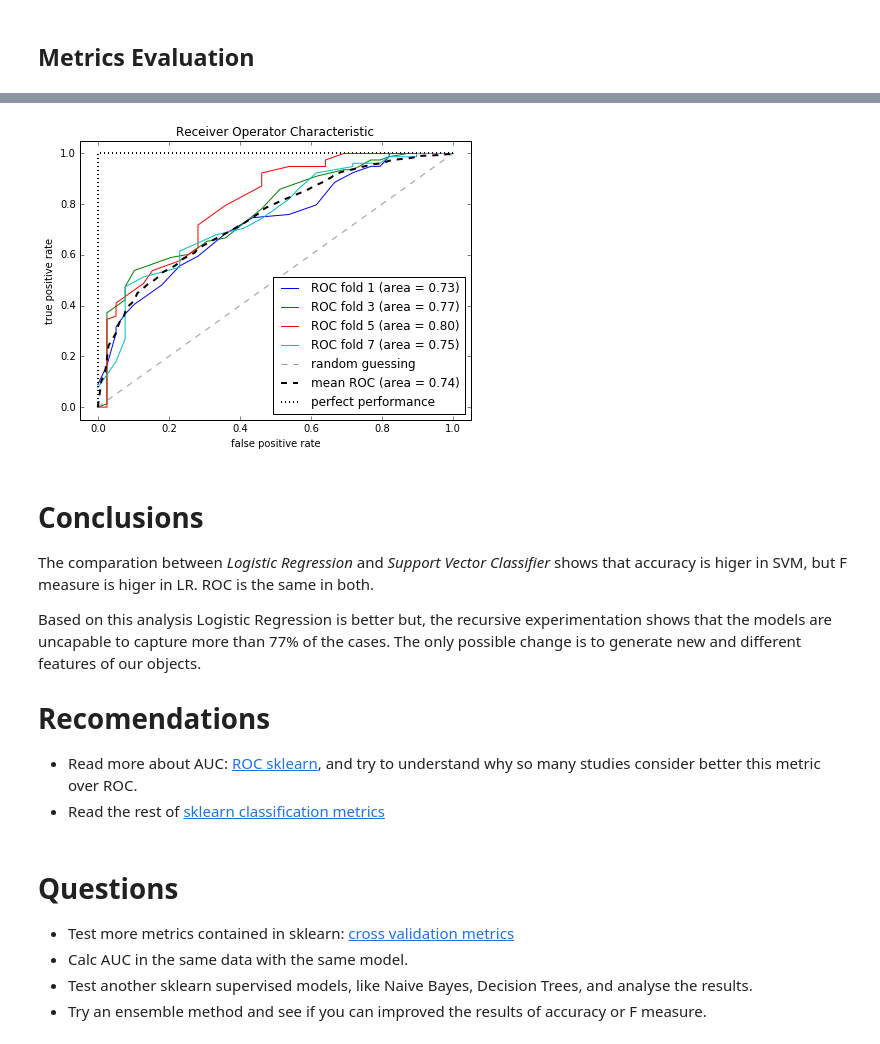
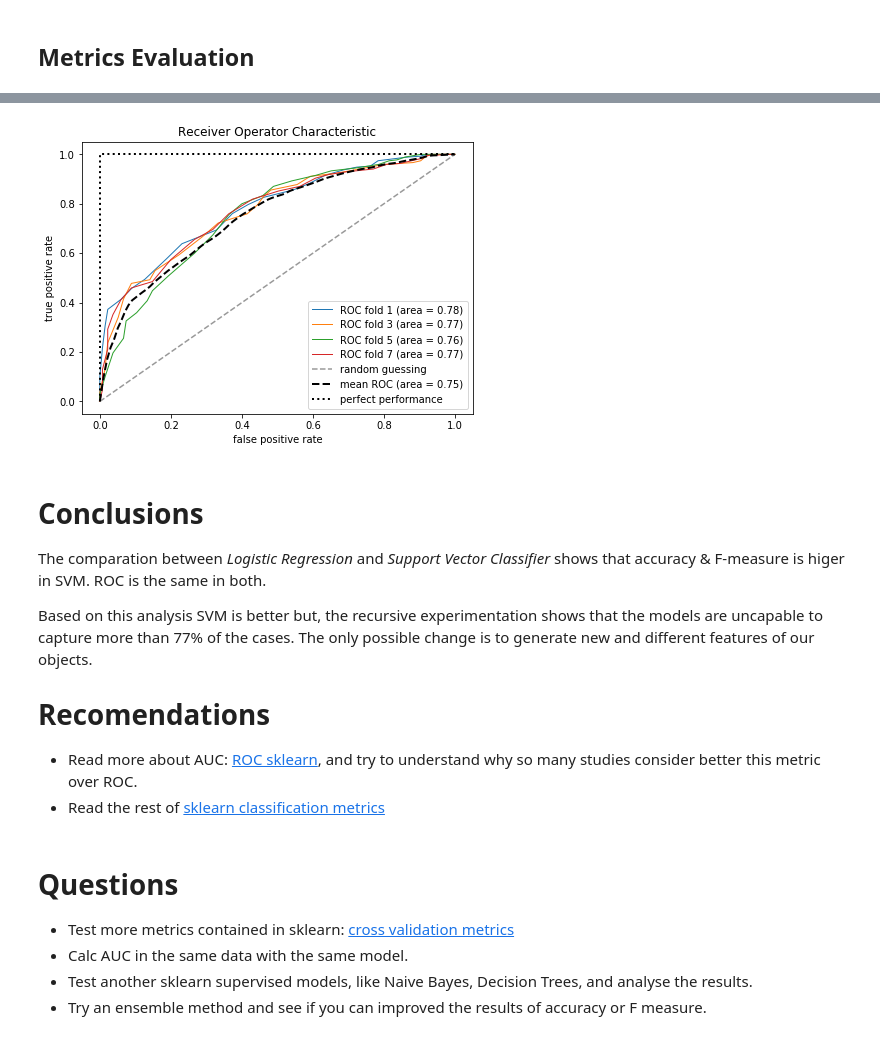
Before and after one commit to sorice/2017paraphrasebsent, a Jupyter notebook: 04.1-Classification.ipynb, the cells around one changed output, grey strips where cells are left out. Cells and saved outputs as stored; diff of their text form; code cells hidden in the pictures.

```diff
--- a/04.1-Classification.ipynb
+++ b/04.1-Classification.ipynb
@@ -22,9 +78,5 @@ x,y = msrpc.data, msrpc.target
 # %%
-#Dealing with missing data
-from sklearn.preprocessing import Imputer
-imr = Imputer(missing_values='NaN', strategy='mean', axis=0)
-imr = imr.fit(x)
-x = imr.transform(x)
+x = df
 
 #Scaling
 from sklearn.preprocessing import scale
@@ -33,7 +85,7 @@ Xs = scale(x,with_mean=True,with_std=True,axis=0)
 #Multivariate data outliers handling not implemented yet.
 
 #Partitioning data into test and train subsets
-from sklearn.cross_validation import train_test_split
+from sklearn.model_selection import train_test_split
 X_train, X_test, y_train, y_test = train_test_split(Xs, y, test_size=0.3, random_state=4)
 
 #Stratified Kfold not implemented yet.
@@ -44,7 +98,7 @@ X_train, X_test, y_train, y_test = train_test_split(Xs, y, test_size=0.3, random
 from sklearn.linear_model import LogisticRegression
 
 # instantiate the model (using the default parameters)
-logreg = LogisticRegression()
+logreg = LogisticRegression(max_iter=200, n_jobs=4, multi_class='ovr')
 
 #New data after Feature Selection
 #Xs_train, ys_train, Xs_test, ys_test = get_train_test(x_n,Y)
@@ -80,16 +134,15 @@ metrics.roc_curve(y_test, y_pred)
  array([2, 1, 0]))
 # %%
-from sklearn.cross_validation import StratifiedKFold
+from sklearn.model_selection import StratifiedKFold
 import numpy as np
 from sklearn.pipeline import Pipeline
 from sklearn.preprocessing import StandardScaler
 from sklearn.decomposition import PCA
 from sklearn.metrics import roc_curve, auc
-from scipy import interp
 
 X_train2 = X_train#[:, [4, 14]] #Modified this to have feature selection
 
-cv = StratifiedKFold(y_train, n_folds=10, random_state=1)
+skfolds = StratifiedKFold(n_splits=10)
 
 fig = plt.figure(figsize=(7, 5))
 mean_tpr = 0.0
@@ -98,19 +151,19 @@ all_tpr = []
 
 pipe_lr = Pipeline([('scl', StandardScaler()),
                     ('pca', PCA(n_components=2)),
-                    ('clf', LogisticRegression(random_state=1))])
+                    ('clf', LogisticRegression(random_state=1, max_iter=200, n_jobs=4, multi_class='ovr'))])
 
-for i, (train, test) in enumerate(cv):
+for i, (train, test) in enumerate(skfolds.split(X_train2,y_train)):
     probas = pipe_lr.fit(X_train2[train],y_train[train]).predict_proba(X_train2[test])
     fpr, tpr, thresholds = roc_curve(y_train[test],probas[:, 1],pos_label=1)
-    mean_tpr += interp(mean_fpr, fpr, tpr)
+    mean_tpr += np.interp(mean_fpr, fpr, tpr)
     mean_tpr[0] = 0.0
     roc_auc = auc(fpr, tpr)
     if i in [0,2,4,6]:
         plt.plot(fpr, tpr, lw=1, label='ROC fold %d (area = %0.2f)' % (i+1, roc_auc))
 
 plt.plot([0, 1], [0, 1], linestyle='--', color=(0.6, 0.6, 0.6), label='random guessing')
-mean_tpr /= len(cv)
+mean_tpr /= 10
 mean_tpr[-1] = 1.0
 mean_auc = auc(mean_fpr, mean_tpr)
 
@@ -159,17 +212,17 @@ pipe_lr = Pipeline([('scl', StandardScaler()),
                     ('pca', PCA(n_components=2)),
                     ('clf', SVC(kernel='linear', probability=True))])
 
-for i, (train, test) in enumerate(cv):
+for i, (train, test) in enumerate(skfolds.split(X_train2,y_train)):
     probas = pipe_lr.fit(X_train2[train],y_train[train]).predict_proba(X_train2[test])
     fpr, tpr, thresholds = roc_curve(y_train[test],probas[:, 1],pos_label=1)
-    mean_tpr += interp(mean_fpr, fpr, tpr)
+    mean_tpr += np.interp(mean_fpr, fpr, tpr)
     mean_tpr[0] = 0.0
     roc_auc = auc(fpr, tpr)
     if i in [0,2,4,6]:
         plt.plot(fpr, tpr, lw=1, label='ROC fold %d (area = %0.2f)' % (i+1, roc_auc))
 
 plt.plot([0, 1], [0, 1], linestyle='--', color=(0.6, 0.6, 0.6), label='random guessing')
-mean_tpr /= len(cv)
+mean_tpr /= 10 # of kfolds
 mean_tpr[-1] = 1.0
 mean_auc = auc(mean_fpr, mean_tpr)
 
@@ -217,43 +270,43 @@ mean_fpr = np.linspace(0, 1, 100)
 all_tpr = []
 
 pipe_lr = Pipeline([('scl', StandardScaler()),
                     ('pca', PCA(n_components=2)),
                     ('clf', KNeighborsClassifier(n_neighbors=30))])
 
-for i, (train, test) in enumerate(cv):
+for i, (train, test) in enumerate(skfolds.split(X_train2,y_train)):
     probas = pipe_lr.fit(X_train2[train],y_train[train]).predict_proba(X_train2[test])
     fpr, tpr, thresholds = roc_curve(y_train[test],probas[:, 1],pos_label=1)
-    mean_tpr += interp(mean_fpr, fpr, tpr)
+    mean_tpr += np.interp(mean_fpr, fpr, tpr)
     mean_tpr[0] = 0.0
     roc_auc = auc(fpr, tpr)
     if i in [0,2,4,6]:
         plt.plot(fpr, tpr, lw=1, label='ROC fold %d (area = %0.2f)' % (i+1, roc_auc))
 
 plt.plot([0, 1], [0, 1], linestyle='--', color=(0.6, 0.6, 0.6), label='random guessing')
-mean_tpr /= len(cv)
+mean_tpr /= 10
 mean_tpr[-1] = 1.0
 mean_auc = auc(mean_fpr, mean_tpr)
 
 plt.plot(mean_fpr, mean_tpr, 'k--',
          label='mean ROC (area = %0.2f)' % mean_auc, lw=2)
 
 plt.plot([0, 0, 1], [0, 1, 1], lw=2, ls=':', color='black', label='perfect performance')
 
 plt.xlim([-0.05, 1.05])
 plt.ylim([-0.05, 1.05])
 plt.xlabel('false positive rate')
 plt.ylabel('true positive rate')
 plt.title('Receiver Operator Characteristic')
 plt.legend(loc="lower right")
 plt.show()
 # %% [output]
-[figure, old version]
+[figure, new version]
 # %% [markdown]
 # Conclusions
 
-The comparation between *Logistic Regression* and *Support Vector Classifier* shows that accuracy is higer in SVM, but F measure is higer in LR. ROC is the same in both.
+The comparation between *Logistic Regression* and *Support Vector Classifier* shows that accuracy & F-measure is higer in SVM. ROC is the same in both.
 
-Based on this analysis Logistic Regression is better but, the recursive experimentation shows that the models are uncapable to capture more than 77% of the cases. The only possible change is to generate new and different features of our objects.
+Based on this analysis SVM is better but, the recursive experimentation shows that the models are uncapable to capture more than 77% of the cases. The only possible change is to generate new and different features of our objects.
 
 # Recomendations
 
```
Also changed, not shown: parts of 25 cells of this notebook, 1 other file.
